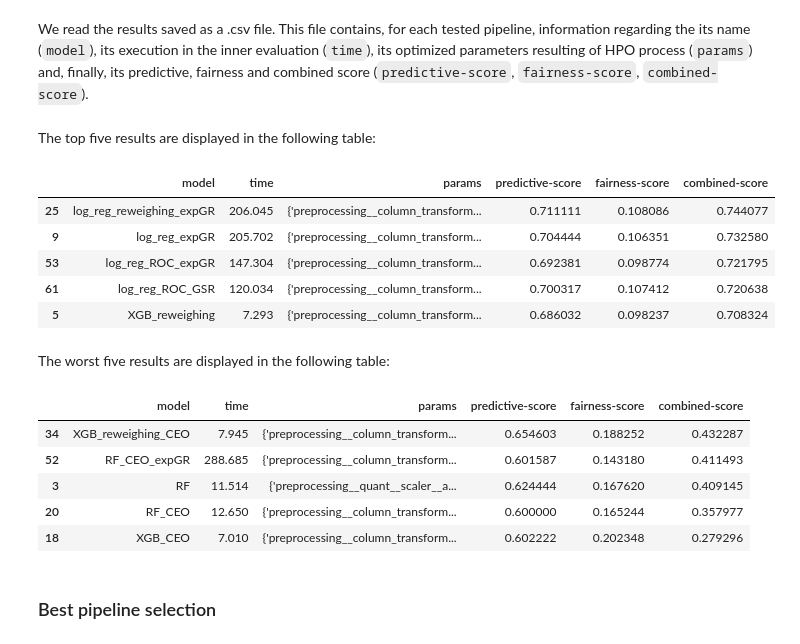
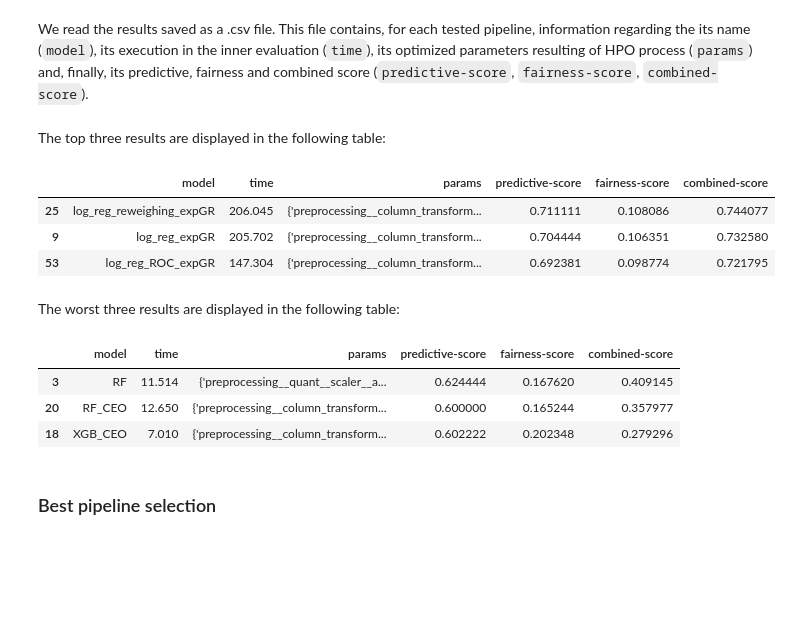
Before and after one commit to FabioScielzoOrtiz/PyFairnessAI-docu, a Jupyter notebook: demo_fairness_workflow.ipynb, the cells around one changed output. Cells and saved outputs as stored; diff of their text form; code cells hidden in the pictures; blank space fills up the shorter version.

```diff
--- a/demo_fairness_workflow.ipynb
+++ b/demo_fairness_workflow.ipynb
@@ -605,24 +614,20 @@ file_name = 'best_results_fairness_workflow'
 results_path = rf'C:\Users\fscielzo\Documents\IBiDat\Fairness AI\PyFairnessAI-package\notebooks\Project-notebooks\results\{file_name}_v2.csv'
 best_results = pd.read_csv(results_path, index_col=0)
 # %% [markdown]
-The top five results are displayed in the following table:
+The top three results are displayed in the following table:
 # %%
-best_results.head()
+best_results.head(3)
 # %% [output]
 |  | model | time | params | predictive-score | fairness-score | combined-score |
 | 25 | log_reg_reweighing_expGR | 206.045 | {'preprocessing__column_transform... | 0.711111 | 0.108086 | 0.744077 |
 | 9 | log_reg_expGR | 205.702 | {'preprocessing__column_transform... | 0.704444 | 0.106351 | 0.732580 |
 | 53 | log_reg_ROC_expGR | 147.304 | {'preprocessing__column_transform... | 0.692381 | 0.098774 | 0.721795 |
-| 61 | log_reg_ROC_GSR | 120.034 | {'preprocessing__column_transform... | 0.700317 | 0.107412 | 0.720638 |
-| 5 | XGB_reweighing | 7.293 | {'preprocessing__column_transform... | 0.686032 | 0.098237 | 0.708324 |
 # %% [markdown]
-The worst five results are displayed in the following table:
+The worst three results are displayed in the following table:
 # %%
-best_results.tail()
+best_results.tail(3)
 # %% [output]
 |  | model | time | params | predictive-score | fairness-score | combined-score |
-| 34 | XGB_reweighing_CEO | 7.945 | {'preprocessing__column_transform... | 0.654603 | 0.188252 | 0.432287 |
-| 52 | RF_CEO_expGR | 288.685 | {'preprocessing__column_transform... | 0.601587 | 0.143180 | 0.411493 |
 | 3 | RF | 11.514 | {'preprocessing__quant__scaler__a... | 0.624444 | 0.167620 | 0.409145 |
 | 20 | RF_CEO | 12.650 | {'preprocessing__column_transform... | 0.600000 | 0.165244 | 0.357977 |
 | 18 | XGB_CEO | 7.010 | {'preprocessing__column_transform... | 0.602222 | 0.202348 | 0.279296 |
```
Also changed, not shown: parts of 4 cells of this notebook, 3 other files.
